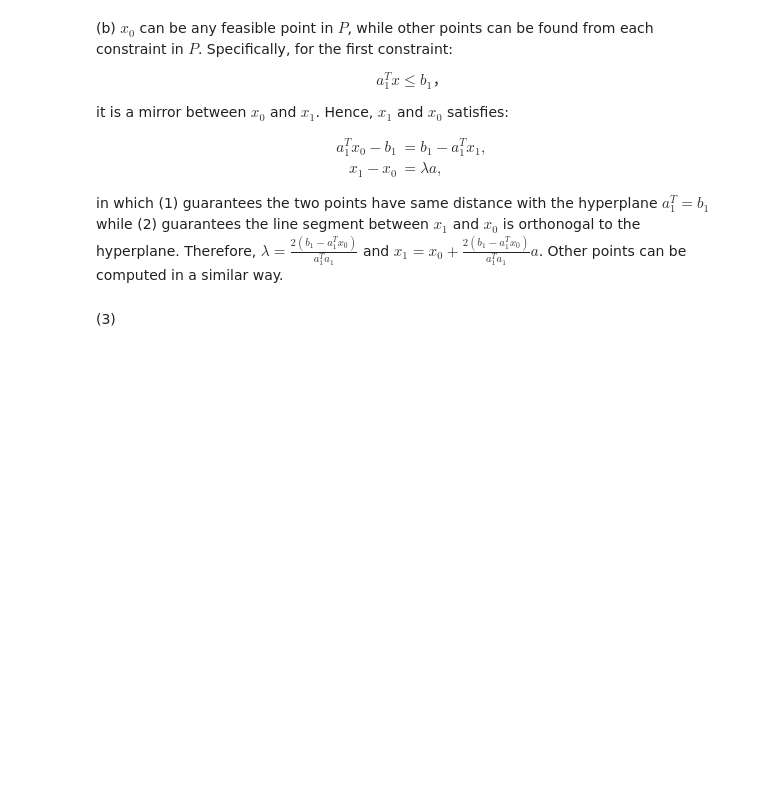
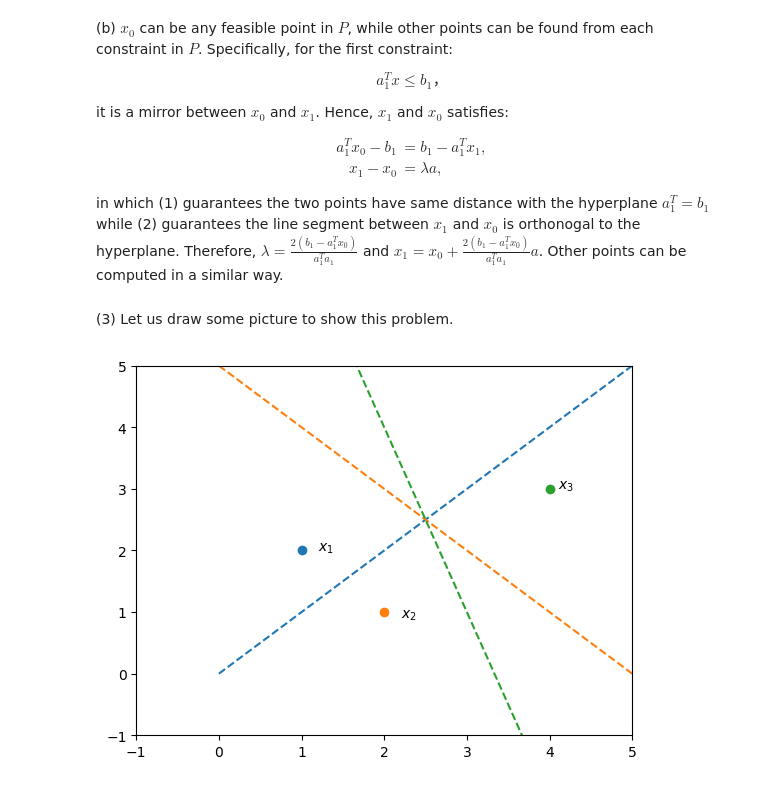
Before and after one commit to RobinChen121/manual-convex-optimization, a Jupyter notebook: manual/chapter-2.ipynb, the cells around one changed output. Saved outputs shown, nothing was run; the diff lists cells and outputs as text; code cells hidden in the pictures; blank space fills up the shorter version.

```diff
--- a/manual/chapter-2.ipynb
+++ b/manual/chapter-2.ipynb
@@ -455,4 +456,31 @@ $$
 
 in which (1) guarantees the two points have same distance with the hyperplane $a_1^T=b_1$ while (2) guarantees the line segment between $x_1$ and $x_0$ is orthonogal to the hyperplane. Therefore, $\lambda=\frac{2(b_1-a_1^Tx_0)}{a_1^Ta_1}$ and $x_1=x_0+\frac{2(b_1-a_1^Tx_0)}{a_1^Ta_1}a$. Other points can be computed in a similar way.
 # %% [markdown]
-(3)
+(3) Let us draw some picture to show this problem.
+# %%
+import matplotlib.pyplot as plt
+import numpy as np
+
+plt.scatter(1,2)
+plt.scatter(2,1)
+plt.scatter(4,3)
+plt.text(1.2, 2, r'$x_1$')
+plt.text(2.2, 0.9, r'$x_2$')
+plt.text(4.1, 3, r'$x_3$')
+
+x_range = np.linspace(0,5, 100)
+y_range1 = x_range
+y_range2 = -x_range + 5
+y_range3 = -3*x_range + 10
+
+plt.plot(x_range, y_range1, '--')
+plt.plot(x_range, y_range2, '--')
+plt.plot(x_range, y_range3, '--')
+
+plt.xlim(-1,5)
+plt.ylim(-1,5)
+# ax = plt.gca()
+# ax.set_aspect('equal', adjustable='box')
+plt.show()
+# %% [output]
+[figure, added]
```
Also changed, not shown: parts of 1 cell of this notebook.
